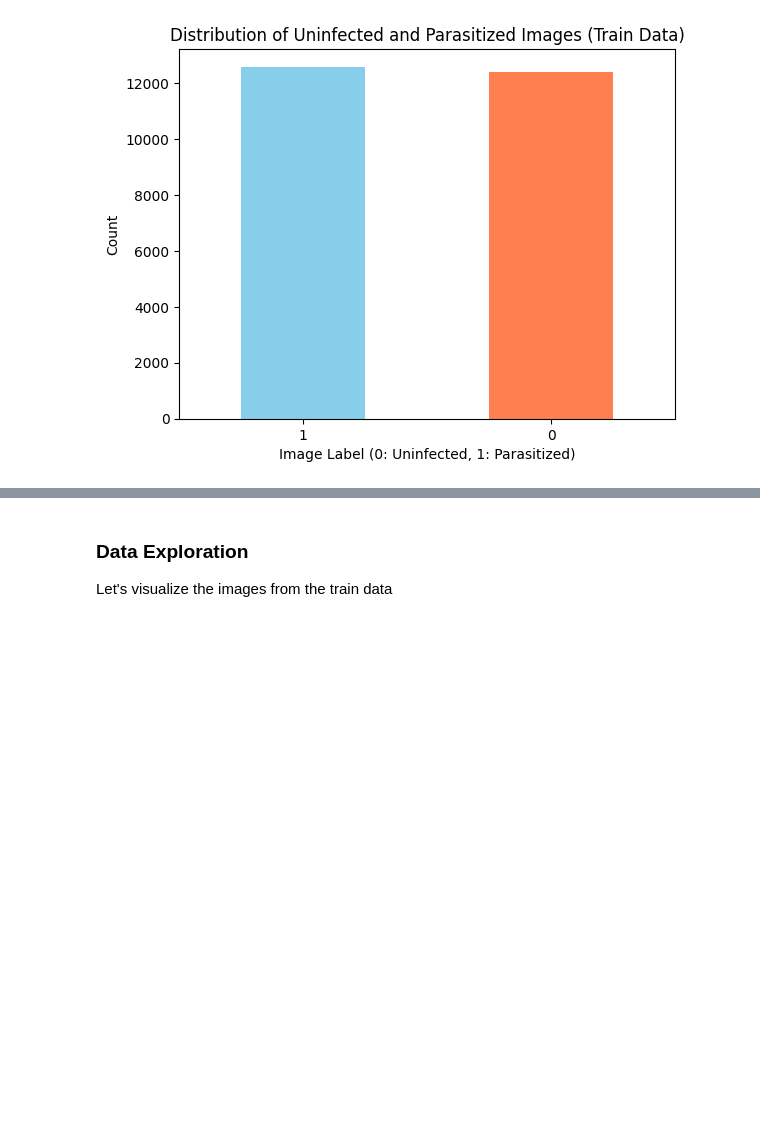
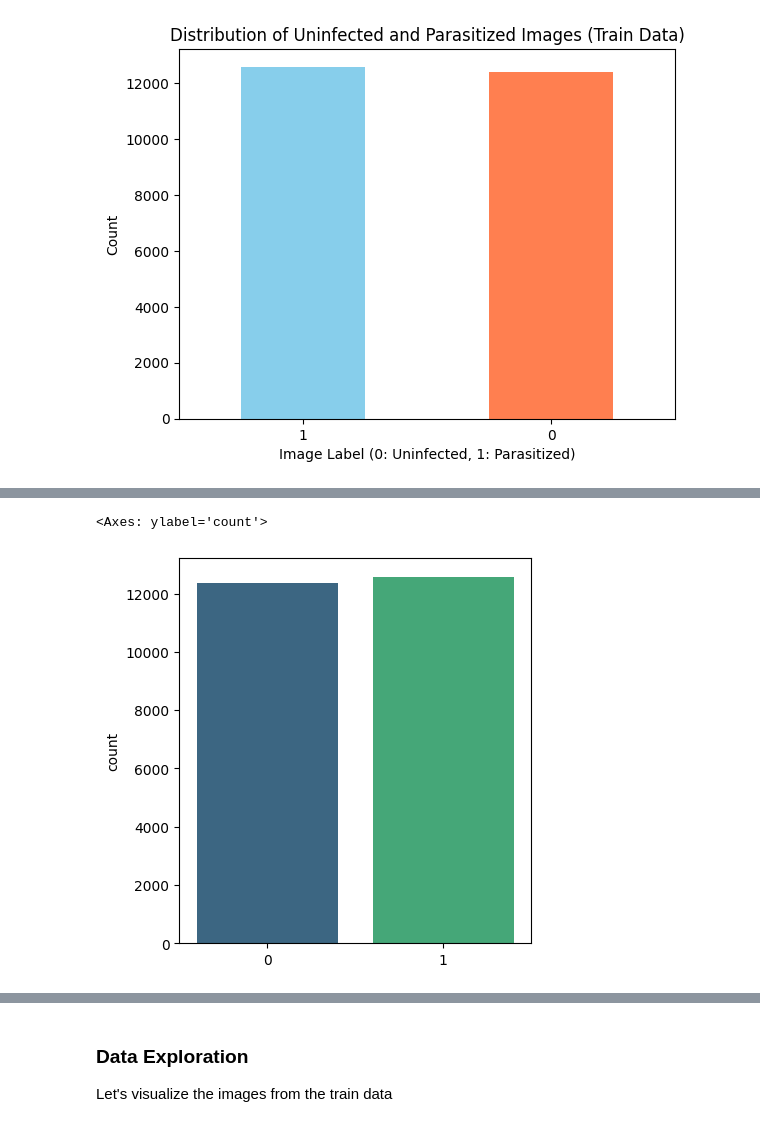
Before and after one commit to vivimtz888/malaria-detection-deeplearning, a Jupyter notebook: Reference_Notebook_Malaria_Detection_Full_Code.ipynb, the cells around one changed output, grey strips where cells are left out. Cells and saved outputs as stored; diff of their text form; code cells hidden in the pictures; blank space fills up the shorter version.

```diff
--- a/Reference_Notebook_Malaria_Detection_Full_Code.ipynb
+++ b/Reference_Notebook_Malaria_Detection_Full_Code.ipynb
@@ -285,0 +331,11 @@ plt.show()
+# %%
+# Count plot
+
+plt.figure(figsize=(10, 5))
+
+plt.subplot(1, 2, 1)
+
+sns.countplot(x=train_labels, palette='viridis')
+# %% [output]
+<Axes: ylabel='count'>
+[figure, added]
```
Also changed, not shown: parts of 6 cells of this notebook.
